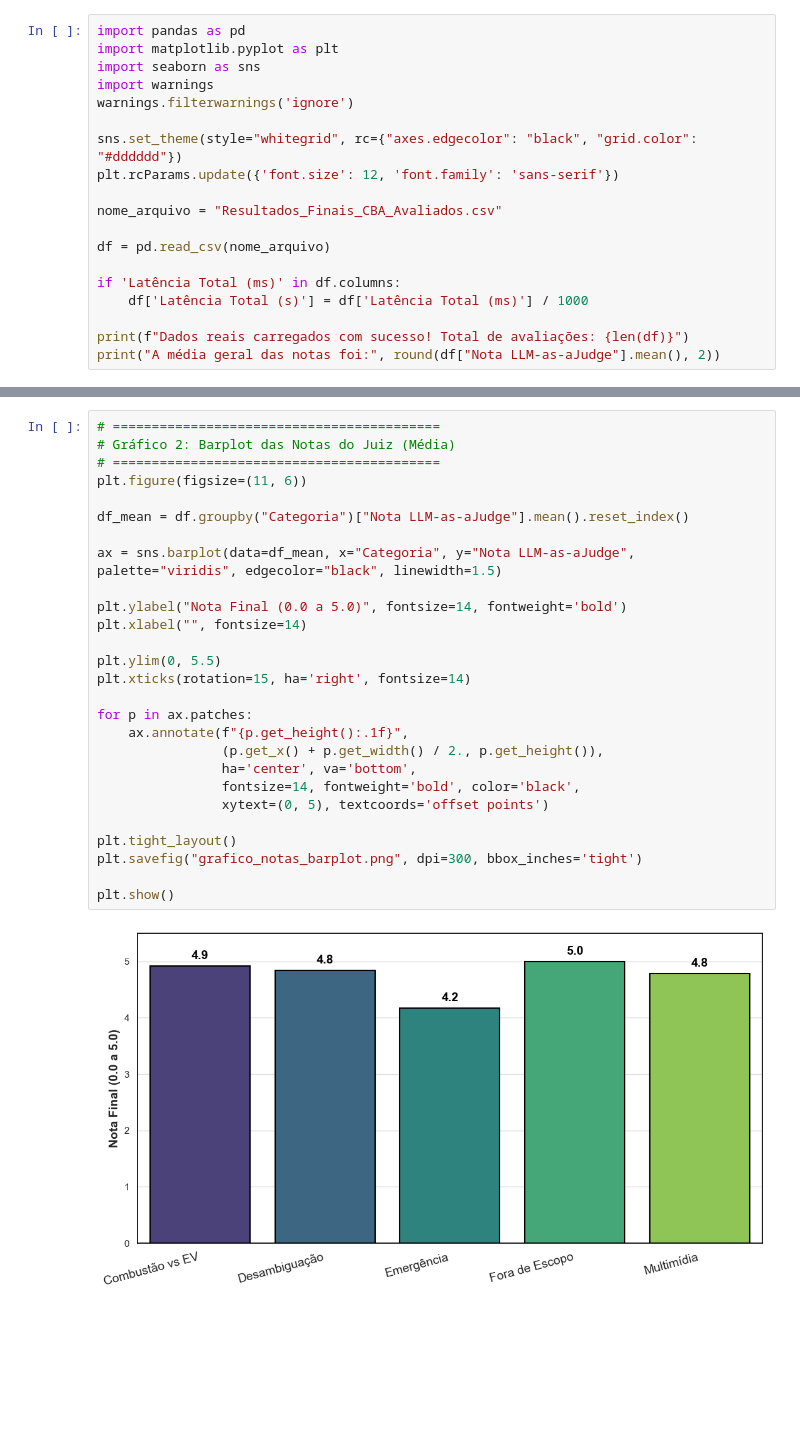
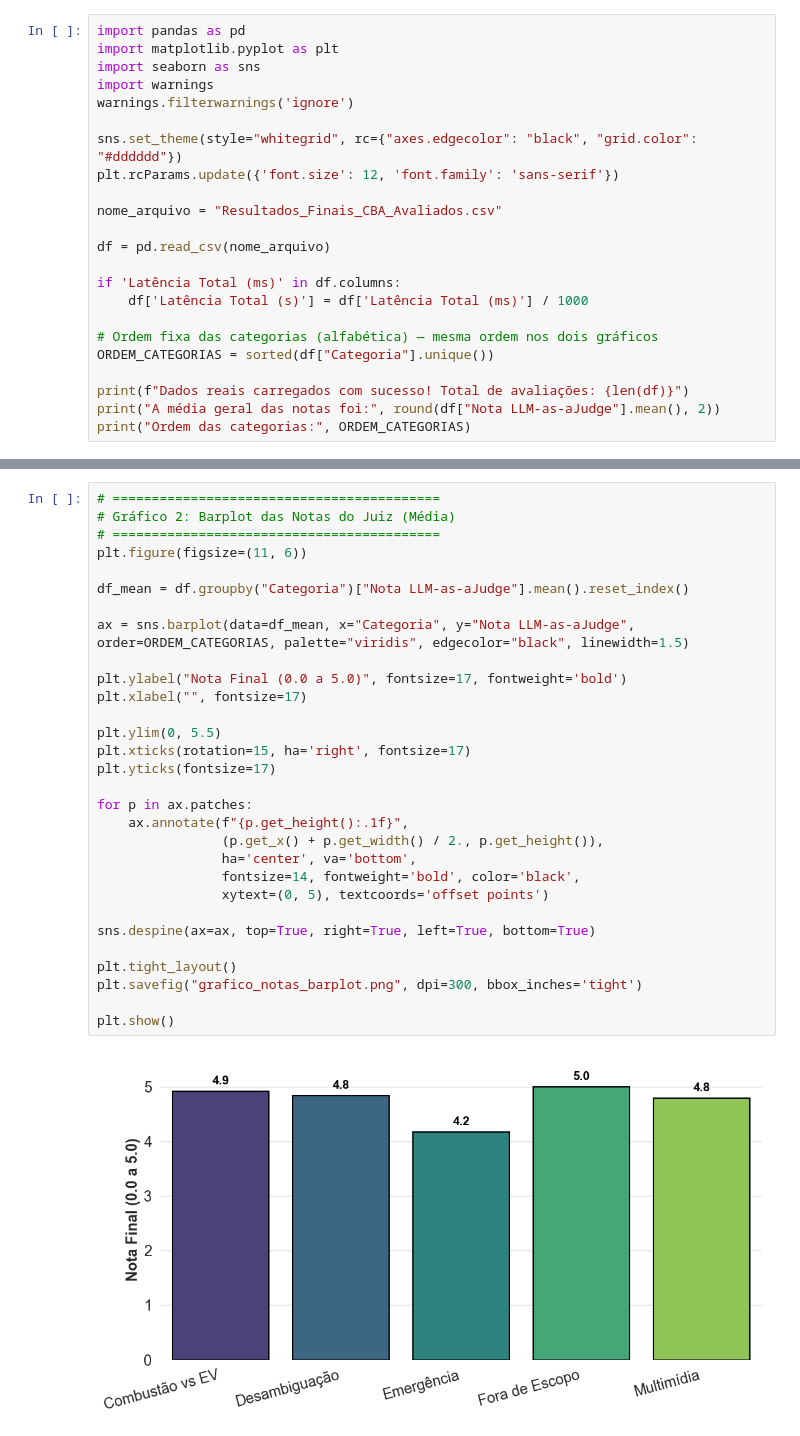
Before and after one commit to marialluz/CBA2026, a Jupyter notebook: assets/avaliacao/graficos.ipynb, the cells around one changed output, grey strips where cells are left out. Cells and saved outputs as stored; diff of their text form; blank space fills up the shorter version.

```diff
--- a/assets/avaliacao/graficos.ipynb
+++ b/assets/avaliacao/graficos.ipynb
@@ -15,8 +15,12 @@ df = pd.read_csv(nome_arquivo)
 if 'Latência Total (ms)' in df.columns:
     df['Latência Total (s)'] = df['Latência Total (ms)'] / 1000
 
+# Ordem fixa das categorias (alfabética) — mesma ordem nos dois gráficos
+ORDEM_CATEGORIAS = sorted(df["Categoria"].unique())
+
 print(f"Dados reais carregados com sucesso! Total de avaliações: {len(df)}")
 print("A média geral das notas foi:", round(df["Nota LLM-as-aJudge"].mean(), 2))
+print("Ordem das categorias:", ORDEM_CATEGORIAS)
 # %% [output]
 Dados reais carregados com sucesso! Total de avaliações: 50
 A média geral das notas foi: 4.74
@@ -43,29 +55,32 @@ plt.show()
 # %%
 # ==========================================
 # Gráfico 2: Barplot das Notas do Juiz (Média)
 # ==========================================
 plt.figure(figsize=(11, 6))
 
 df_mean = df.groupby("Categoria")["Nota LLM-as-aJudge"].mean().reset_index()
 
-ax = sns.barplot(data=df_mean, x="Categoria", y="Nota LLM-as-aJudge", palette="viridis", edgecolor="black", linewidth=1.5)
+ax = sns.barplot(data=df_mean, x="Categoria", y="Nota LLM-as-aJudge", order=ORDEM_CATEGORIAS, palette="viridis", edgecolor="black", linewidth=1.5)
 
-plt.ylabel("Nota Final (0.0 a 5.0)", fontsize=14, fontweight='bold')
-plt.xlabel("", fontsize=14)
+plt.ylabel("Nota Final (0.0 a 5.0)", fontsize=17, fontweight='bold')
+plt.xlabel("", fontsize=17)
 
 plt.ylim(0, 5.5)
-plt.xticks(rotation=15, ha='right', fontsize=14)
+plt.xticks(rotation=15, ha='right', fontsize=17)
+plt.yticks(fontsize=17)
 
 for p in ax.patches:
     ax.annotate(f"{p.get_height():.1f}",
                 (p.get_x() + p.get_width() / 2., p.get_height()),
                 ha='center', va='bottom',
                 fontsize=14, fontweight='bold', color='black',
                 xytext=(0, 5), textcoords='offset points')
 
+sns.despine(ax=ax, top=True, right=True, left=True, bottom=True)
+
 plt.tight_layout()
 plt.savefig("grafico_notas_barplot.png", dpi=300, bbox_inches='tight')
 
 plt.show()
 # %% [output]
-[figure, old version]
+[figure, new version]
```
Also changed, not shown: parts of 2 cells of this notebook, 17 other files.
